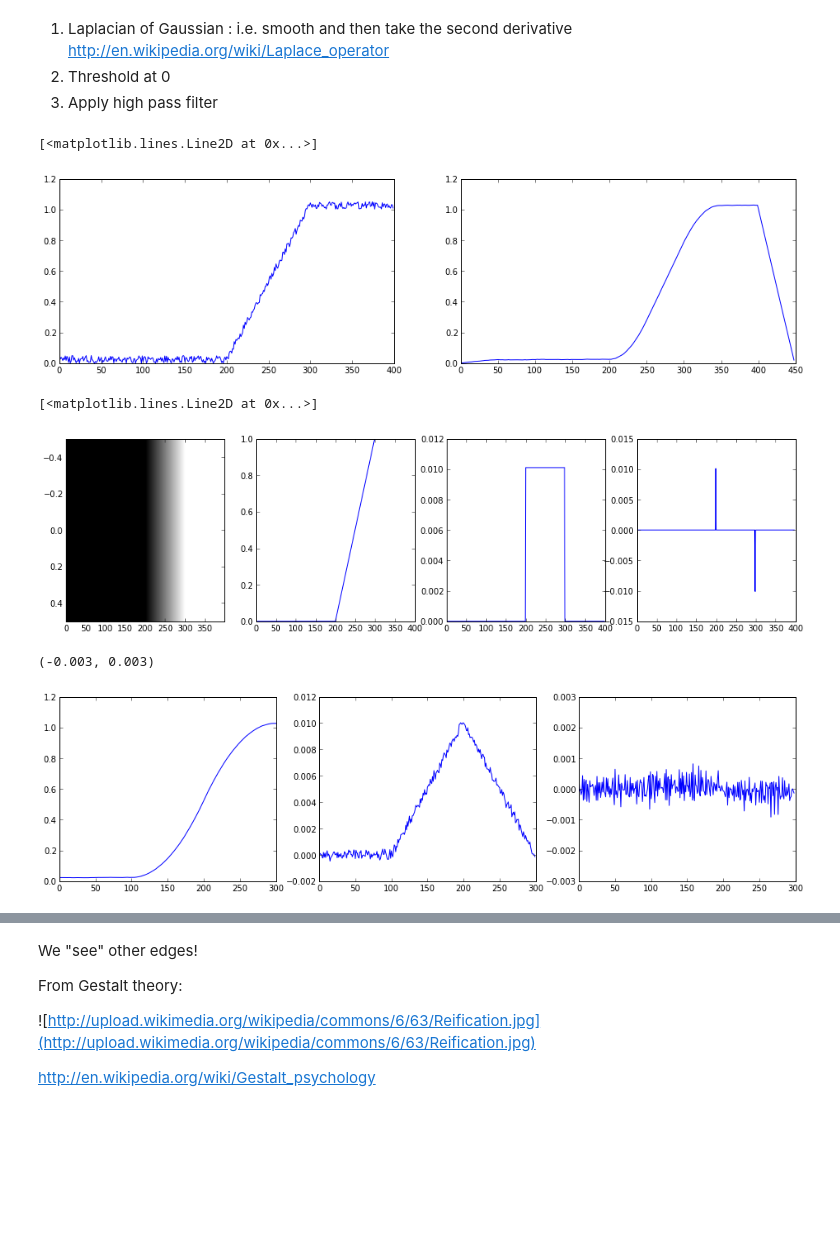
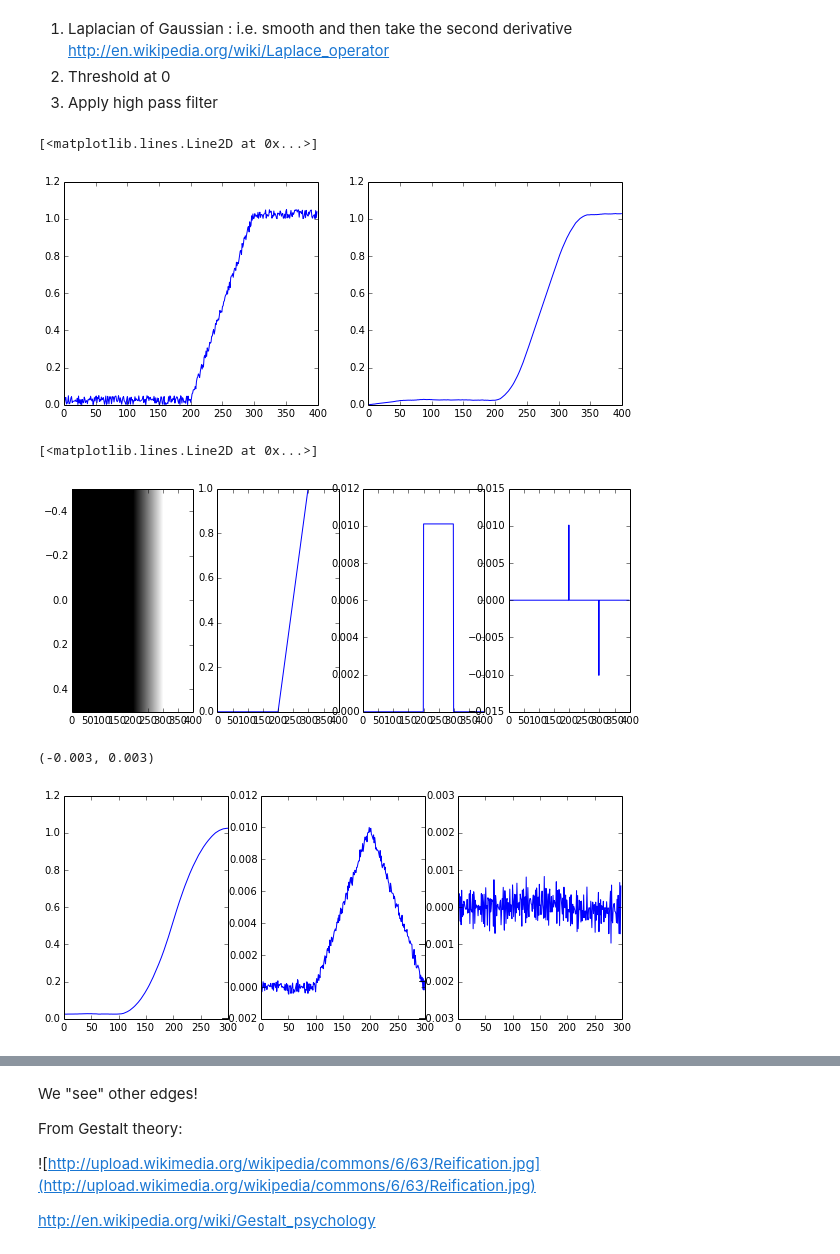
Before and after one commit to mantaraya36/201A-ipython, a Jupyter notebook: Image Features.ipynb, the cells around one changed output, grey strips where cells are left out. Drawn from its saved outputs; the diff is of its cells as text; code cells hidden in the pictures; blank space fills up the shorter version.

```diff
--- a/Image Features.ipynb
+++ b/Image Features.ipynb
@@ -1,2 +1,5 @@
-# %%
-rcParams['figure.figsize'] = (16, 4)
+# %%
+%pylab inline
+rcParams['figure.figsize'] = (10, 4) #wide graphs by default
+from __future__ import print_function
+from __future__ import division
@@ -109,10 +120,10 @@ subplot(133); plot(diff(noisy_edge))
 3. Apply high pass filter
 # %%
 subplot(121); plot(noisy_edge)
-subplot(122); plot(convolve(noisy_edge, ones(50)/50.0))
+subplot(122); plot(convolve(noisy_edge, ones(50)/50.0)[:400])
 # %% [output]
 [<matplotlib.lines.Line2D at 0x...>]
-[figure, old version]
+[figure, new version]
 # %%
 edge = r_[zeros((200)), linspace(0,1, 100), ones((100))]
 subplot(141); imshow((edge,), aspect='auto', cmap=cm.gray)
@@ -121,7 +132,7 @@ subplot(143); plot(diff(edge))
 subplot(144); plot(diff(diff(edge)))
 # %% [output]
 [<matplotlib.lines.Line2D at 0x...>]
-[figure, old version]
+[figure, new version]
 # %%
 smoothed = convolve(noisy_edge, ones(100)/100.0, mode='valid')
 subplot(131)
@@ -133,7 +144,7 @@ plot(diff(diff(smoothed)))
 ylim((-0.003, 0.003))
 # %% [output]
 (-0.003, 0.003)
-[figure, old version]
+[figure, new version]
 # %%
 from scipy.ndimage import gaussian_laplace
 LoG = gaussian_laplace(lenabw, 4)
```
Also changed, not shown: parts of 109 cells of this notebook, 1 other file.
